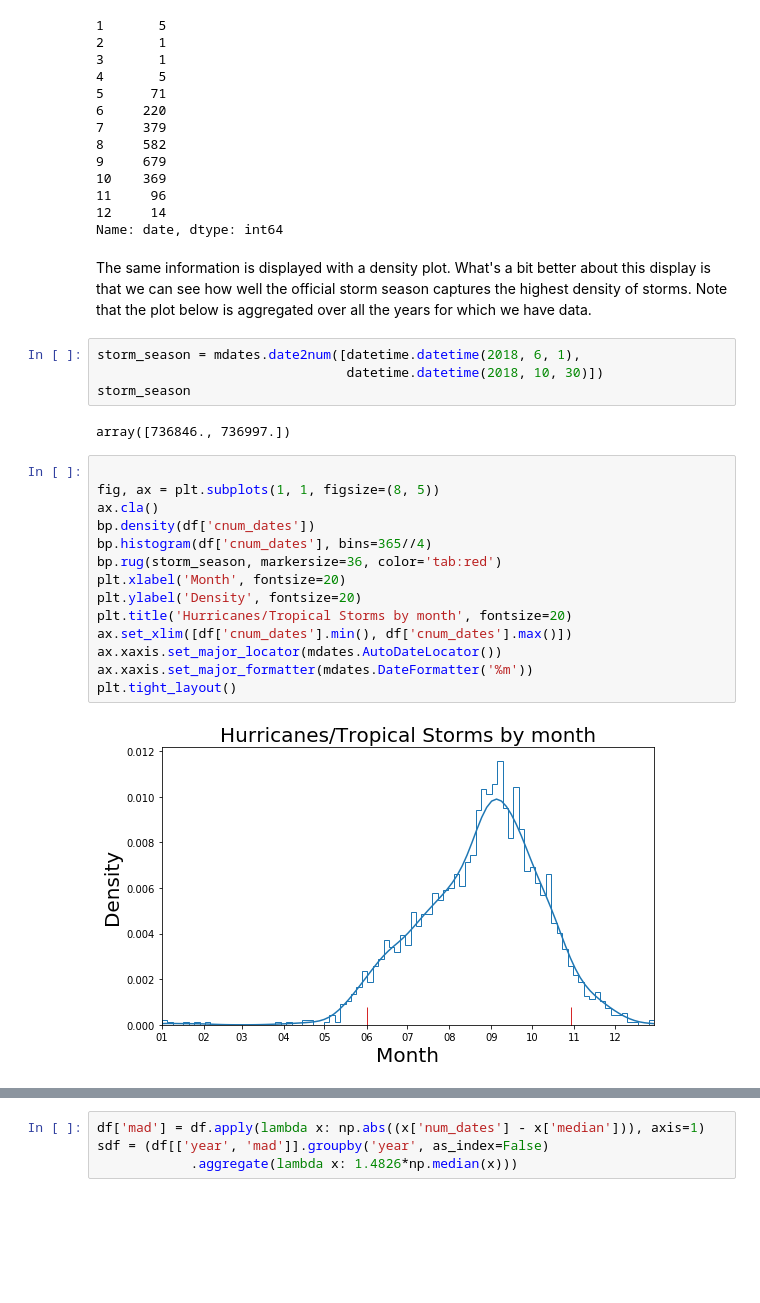
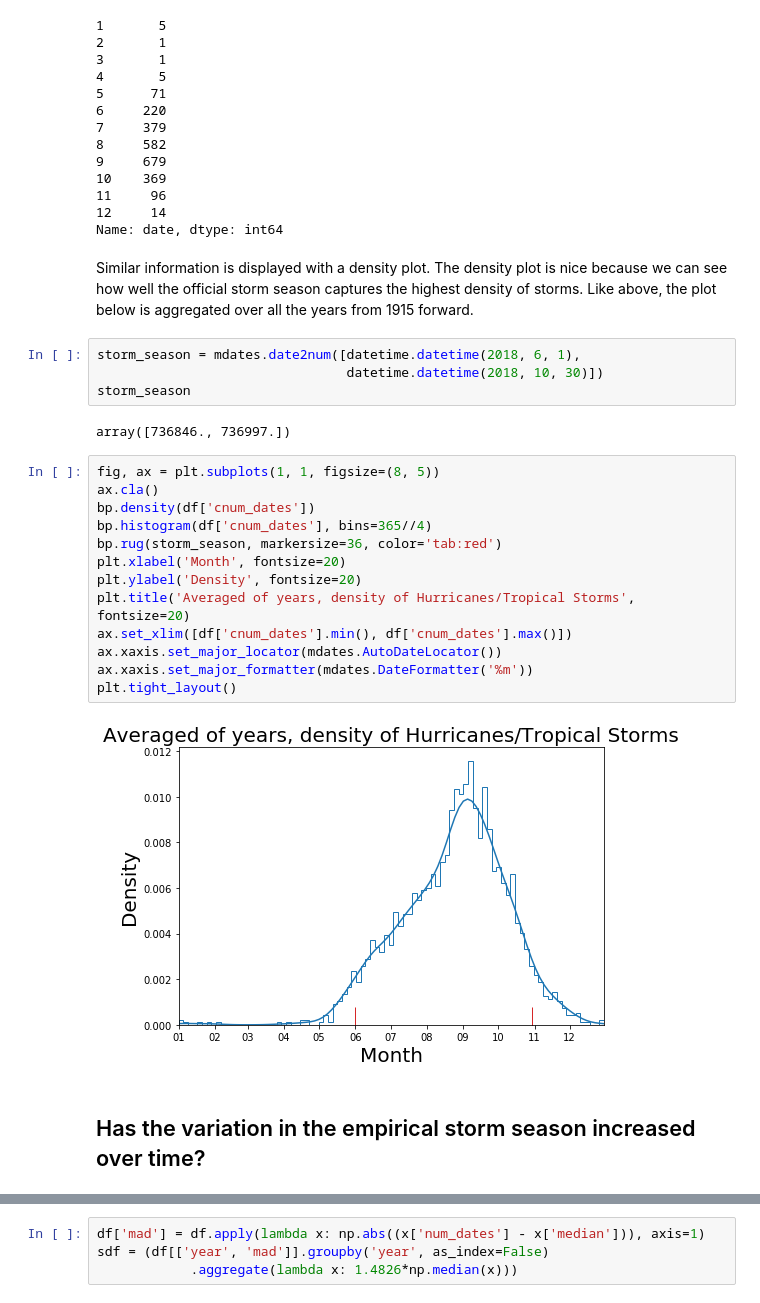
Before and after one commit to roualdes/stormevents, a Jupyter notebook: stormevents.ipynb, the cells around one changed output, grey strips where cells are left out. Cells and saved outputs as stored; diff of their text form; blank space fills up the shorter version.

```diff
--- a/stormevents.ipynb
+++ b/stormevents.ipynb
@@ -51,7 +64,7 @@ df['date'].dt.month.value_counts().sort_index()
 12     14
 Name: date, dtype: int64
 # %% [markdown]
-The same information is displayed with a density plot.  What's a bit better about this display is that we can see how well the official storm season captures the highest density of storms.  Note that the plot below is aggregated over all the years for which we have data.
+Similar information is displayed with a density plot.  The density plot is nice because we can see how well the official storm season captures the highest density of storms.  Like above, the plot below is aggregated over all the years from 1915 forward.
 # %%
 storm_season = mdates.date2num([datetime.datetime(2018, 6, 1),
                                 datetime.datetime(2018, 10, 30)])
@@ -59,19 +72,20 @@ storm_season
 # %% [output]
 array([736846., 736997.])
 # %%
-
 fig, ax = plt.subplots(1, 1, figsize=(8, 5))
 ax.cla()
 bp.density(df['cnum_dates'])
 bp.histogram(df['cnum_dates'], bins=365//4)
 bp.rug(storm_season, markersize=36, color='tab:red')
 plt.xlabel('Month', fontsize=20)
 plt.ylabel('Density', fontsize=20)
-plt.title('Hurricanes/Tropical Storms by month', fontsize=20)
+plt.title('Averaged of years, density of Hurricanes/Tropical Storms', fontsize=20)
 ax.set_xlim([df['cnum_dates'].min(), df['cnum_dates'].max()])
 ax.xaxis.set_major_locator(mdates.AutoDateLocator())
 ax.xaxis.set_major_formatter(mdates.DateFormatter('%m'))
 plt.tight_layout()
 # %% [output]
-[figure, old version]
+[figure, new version]
+# %% [markdown]
+## Has the variation in the empirical storm season increased over time?
 # %% [markdown]
```
Also changed, not shown: parts of 39 cells of this notebook, 1 other file.
